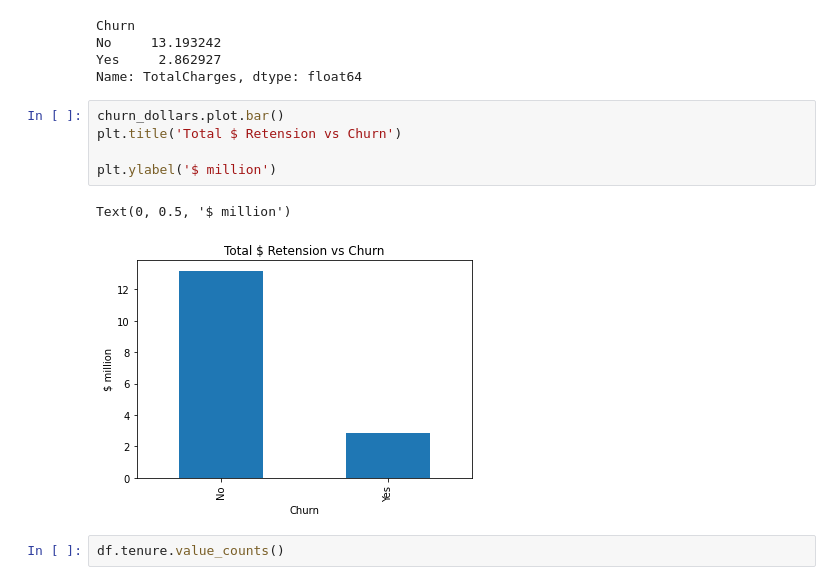
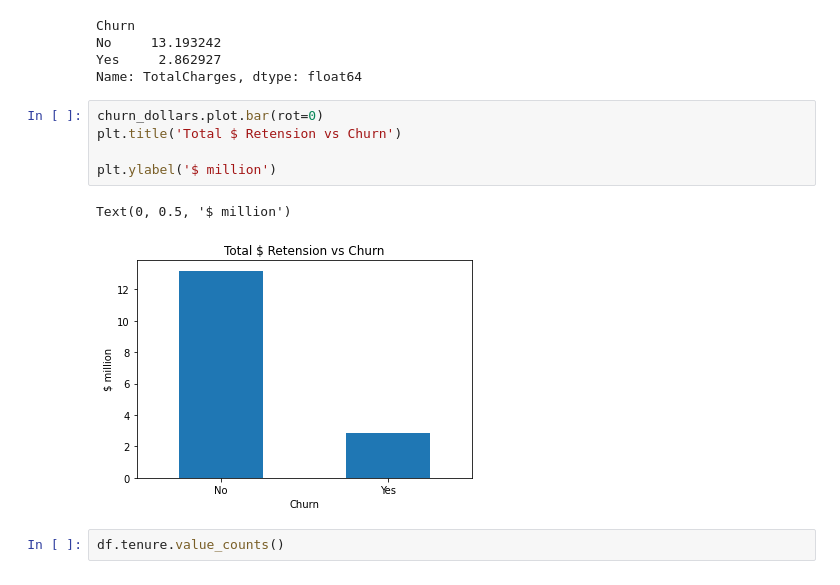
Before and after one commit to chrisvinhston/customer_churn_prediction, a Jupyter notebook: main.ipynb, the cells around one changed output. Drawn from its saved outputs; the diff is of its cells as text.

```diff
--- a/main.ipynb
+++ b/main.ipynb
@@ -203,13 +202,13 @@ No     13.193242
 Yes     2.862927
 Name: TotalCharges, dtype: float64
 # %%
-churn_dollars.plot.bar()
+churn_dollars.plot.bar(rot=0)
 plt.title('Total $ Retension vs Churn')
 
 plt.ylabel('$ million')
 # %% [output]
 Text(0, 0.5, '$ million')
-[figure, old version]
+[figure, new version]
 # %%
 df.tenure.value_counts()
 # %% [output]
```
Also changed, not shown: parts of 31 cells of this notebook.
